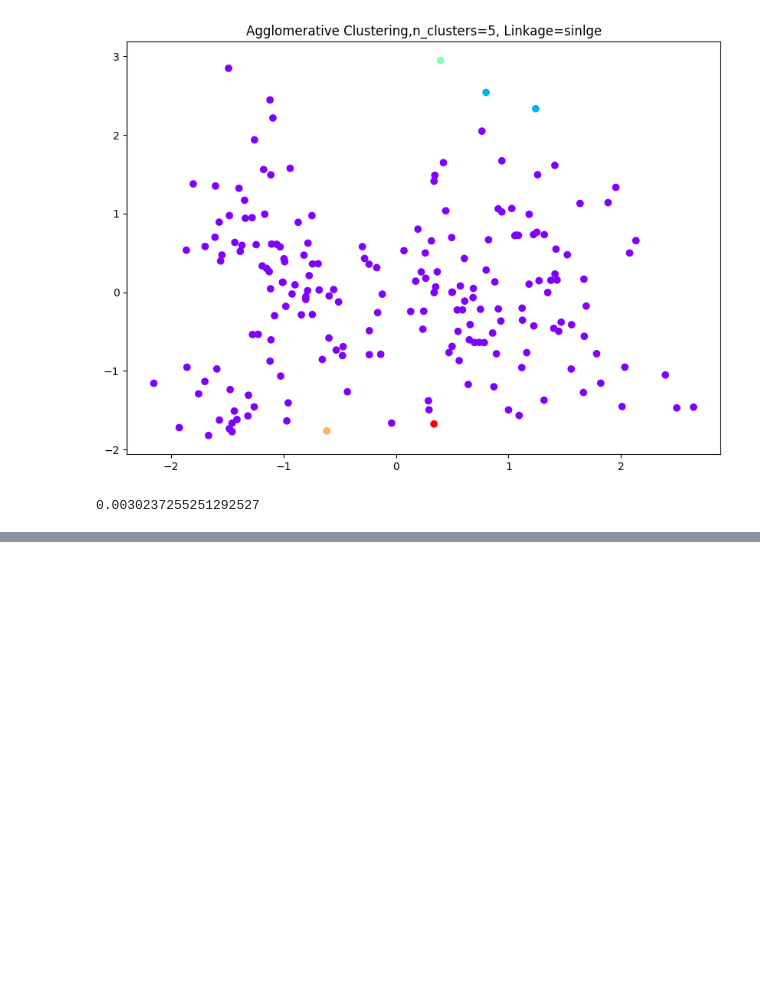
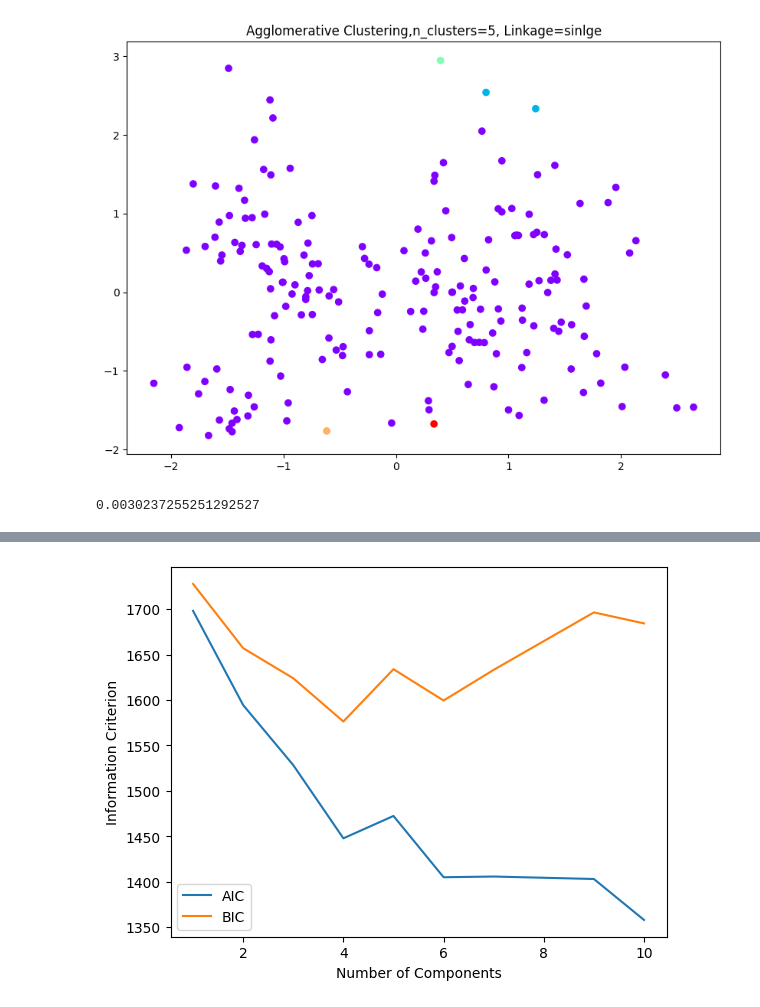
Before and after one commit to shivainlabs/Machine-Learning, a Jupyter notebook: Clustering/Practice/KMeans_DBSCAN_Hierarchical_Clustering.ipynb, the cells around one changed output, grey strips where cells are left out. Cells and saved outputs as stored; diff of their text form; code cells hidden in the pictures; blank space fills up the shorter version.

```diff
--- a/Clustering/Practice/KMeans_DBSCAN_Hierarchical_Clustering.ipynb
+++ b/Clustering/Practice/KMeans_DBSCAN_Hierarchical_Clustering.ipynb
@@ -478,0 +524,19 @@ print(silhouette_score(X,labels_))
+# %%
+# Try GMMs with 1 to N components
+N = 10
+aics = []
+bics = []
+for i in range(1, N+1):
+    gmm = GaussianMixture(n_components=i).fit(X)
+    aics.append(gmm.aic(X))
+    bics.append(gmm.bic(X))
+
+# Plotting the AIC and BIC
+plt.plot(range(1, N+1), aics, label='AIC')
+plt.plot(range(1, N+1), bics, label='BIC')
+plt.legend()
+plt.xlabel('Number of Components')
+plt.ylabel('Information Criterion')
+plt.show()
+# %% [output]
+[figure, added]
```
Also changed, not shown: parts of 7 cells of this notebook.
